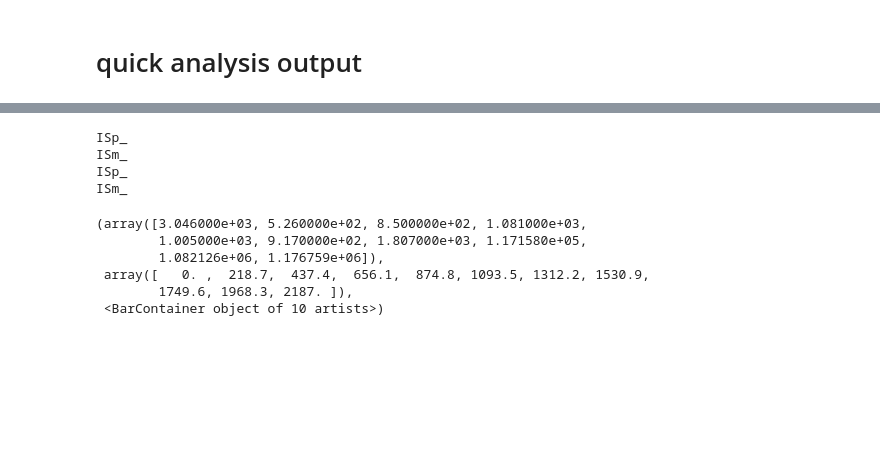
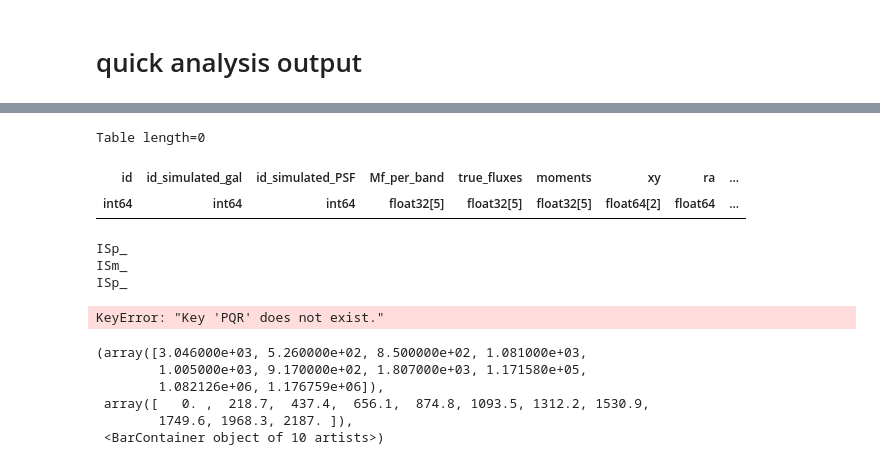
Before and after one commit to mgatti29/BFD_pipeline, a Jupyter notebook: Analysis.ipynb, the cells around one changed output, grey strips where cells are left out. Saved outputs shown, nothing was run; the diff lists cells and outputs as text; code cells hidden in the pictures; blank space fills up the shorter version.

```diff
--- a/Analysis.ipynb
+++ b/Analysis.ipynb
@@ -178,7 +299,13 @@ def load_obj(name):
+# %%
+ISm_tbl[0:0]
+# %% [output]
+Table length=0
+| id | id_simulated_gal | id_simulated_PSF | Mf_per_band | true_fluxes | moments | xy | ra | ... |
+| int64 | int64 | int64 | float32[5] | float32[5] | float32[5] | float64[2] | float64 | ... |
 # %%
 # paired sims path:
-path_templates = '/global/cscratch1/sd/mgatti/BFD/tile_blends_reference'
-path_templates = '/global/cscratch1/sd/mgatti/BFD/tile_blends_reference_1arcs_perfectdeblender_final/'
+# path_templates = '/global/cscratch1/sd/mgatti/BFD/tile_blends_reference'
+path_templates = '/pscratch/sd/v/vwetzell/BFD/tiles_noblends_mask_effects_01_KBH/'
 
 add_labels = [''] #'ISp_','ISm_']
 add_labels = ['ISp_','ISm_'] #,'ISm_']
@@ -246,7 +373,7 @@ for add in add_labels:
 ISp_
 ISm_
 ISp_
-ISm_
+KeyError: "Key 'PQR' does not exist."
 # %%
 plt.hist(results[add]['data']['NUNIQUE'][results[add]['data']['SELECT']])
 # %% [output]
```
Also changed, not shown: parts of 5 cells of this notebook, 7 other files.
